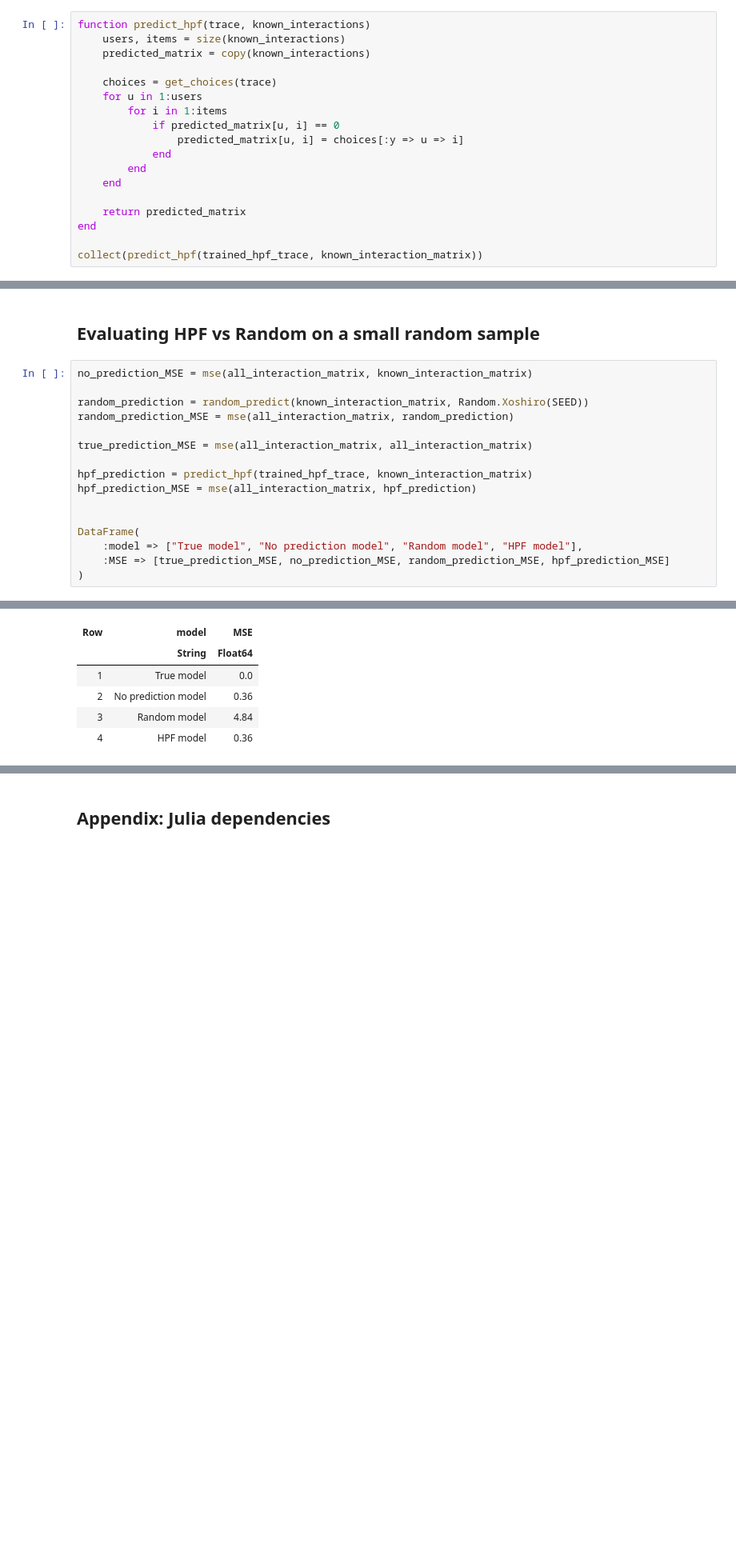
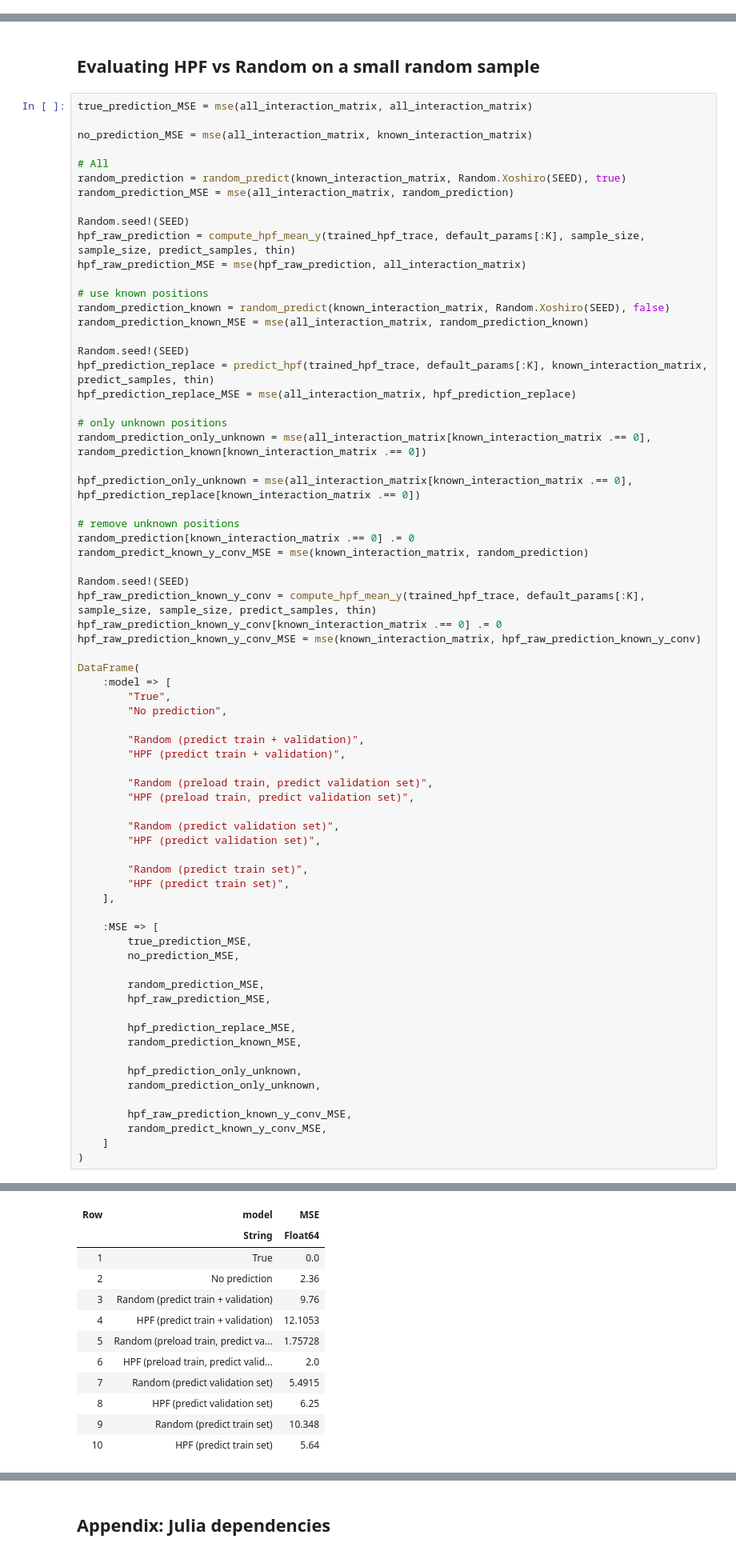
Before and after one commit to JustBeYou/unibuc-master-ai, a Jupyter notebook: probabilistic_programming/Project 1.ipynb, the cells around one changed output, grey strips where cells are left out. Shown at 80% size. Drawn from its saved outputs; the diff is of its cells as text; blank space fills up the shorter version.

```diff
--- a/probabilistic_programming/Project 1.ipynb
+++ b/probabilistic_programming/Project 1.ipynb
@@ -592,18 +752,0 @@ trained_hpf_trace = @time train_hpf(known_interaction_matrix, default_params, 50
-# %%
-function predict_hpf(trace, known_interactions)
-    users, items = size(known_interactions)
-    predicted_matrix = copy(known_interactions)
-
-    choices = get_choices(trace)
-    for u in 1:users
-        for i in 1:items
-            if predicted_matrix[u, i] == 0
-                predicted_matrix[u, i] = choices[:y => u => i]
-            end
-        end
-    end
-
-    return predicted_matrix
-end
-
-collect(predict_hpf(trained_hpf_trace, known_interaction_matrix))
@@ -617,19 +891,73 @@ collect(predict_hpf(trained_hpf_trace, known_interaction_matrix))
 # %% [markdown]
 ## Evaluating HPF vs Random on a small random sample
 # %%
+true_prediction_MSE = mse(all_interaction_matrix, all_interaction_matrix)
+
 no_prediction_MSE = mse(all_interaction_matrix, known_interaction_matrix)
 
-random_prediction = random_predict(known_interaction_matrix, Random.Xoshiro(SEED))
+# All
+random_prediction = random_predict(known_interaction_matrix, Random.Xoshiro(SEED), true)
 random_prediction_MSE = mse(all_interaction_matrix, random_prediction)
 
-true_prediction_MSE = mse(all_interaction_matrix, all_interaction_matrix)
+Random.seed!(SEED)
+hpf_raw_prediction = compute_hpf_mean_y(trained_hpf_trace, default_params[:K], sample_size, sample_size, predict_samples, thin)
+hpf_raw_prediction_MSE = mse(hpf_raw_prediction, all_interaction_matrix)
 
-hpf_prediction = predict_hpf(trained_hpf_trace, known_interaction_matrix)
-hpf_prediction_MSE = mse(all_interaction_matrix, hpf_prediction)
+# use known positions
+random_prediction_known = random_predict(known_interaction_matrix, Random.Xoshiro(SEED), false)
+random_prediction_known_MSE = mse(all_interaction_matrix, random_prediction_known)
 
+Random.seed!(SEED)
+hpf_prediction_replace = predict_hpf(trained_hpf_trace, default_params[:K], known_interaction_matrix, predict_samples, thin)
+hpf_prediction_replace_MSE = mse(all_interaction_matrix, hpf_prediction_replace)
+
+# only unknown positions
+random_prediction_only_unknown = mse(all_interaction_matrix[known_interaction_matrix .== 0], random_prediction_known[known_interaction_matrix .== 0])
+
+hpf_prediction_only_unknown = mse(all_interaction_matrix[known_interaction_matrix .== 0], hpf_prediction_replace[known_interaction_matrix .== 0])
+
+# remove unknown positions
+random_prediction[known_interaction_matrix .== 0] .= 0
+random_predict_known_y_conv_MSE = mse(known_interaction_matrix, random_prediction)
+
+Random.seed!(SEED)
+hpf_raw_prediction_known_y_conv = compute_hpf_mean_y(trained_hpf_trace, default_params[:K], sample_size, sample_size, predict_samples, thin)
+hpf_raw_prediction_known_y_conv[known_interaction_matrix .== 0] .= 0
+hpf_raw_prediction_known_y_conv_MSE = mse(known_interaction_matrix, hpf_raw_prediction_known_y_conv)
 
 DataFrame(
-    :model => ["True model", "No prediction model", "Random model", "HPF model"],
-    :MSE => [true_prediction_MSE, no_prediction_MSE, random_prediction_MSE, hpf_prediction_MSE]
+    :model => [
+        "True",
+        "No prediction",
+
+        "Random (predict train + validation)",
+        "HPF (predict train + validation)",
+
+        "Random (preload train, predict validation set)",
+        "HPF (preload train, predict validation set)",
+
+        "Random (predict validation set)",
+        "HPF (predict validation set)",
+
+        "Random (predict train set)",
+        "HPF (predict train set)",
+    ],
+
+    :MSE => [
+        true_prediction_MSE,
+        no_prediction_MSE,
+
+        random_prediction_MSE,
+        hpf_raw_prediction_MSE,
+
+        hpf_prediction_replace_MSE,
+        random_prediction_known_MSE,
+
+        hpf_prediction_only_unknown,
+        random_prediction_only_unknown,
+
+        hpf_raw_prediction_known_y_conv_MSE,
+        random_predict_known_y_conv_MSE,
+    ]
 )
 # %% [output]
@@ -637,6 +965,12 @@ DataFrame(
 | Row | model | MSE |
 |  | String | Float64 |
-| 1 | True model | 0.0 |
-| 2 | No prediction model | 0.36 |
-| 3 | Random model | 4.84 |
-| 4 | HPF model | 0.36 |
+| 1 | True | 0.0 |
+| 2 | No prediction | 2.36 |
+| 3 | Random (predict train + validation) | 9.76 |
+| 4 | HPF (predict train + validation) | 12.1053 |
+| 5 | Random (preload train, predict va... | 1.75728 |
+| 6 | HPF (preload train, predict valid... | 2.0 |
+| 7 | Random (predict validation set) | 5.4915 |
+| 8 | HPF (predict validation set) | 6.25 |
+| 9 | Random (predict train set) | 10.348 |
+| 10 | HPF (predict train set) | 5.64 |
```
Also changed, not shown: parts of 32 cells of this notebook.
